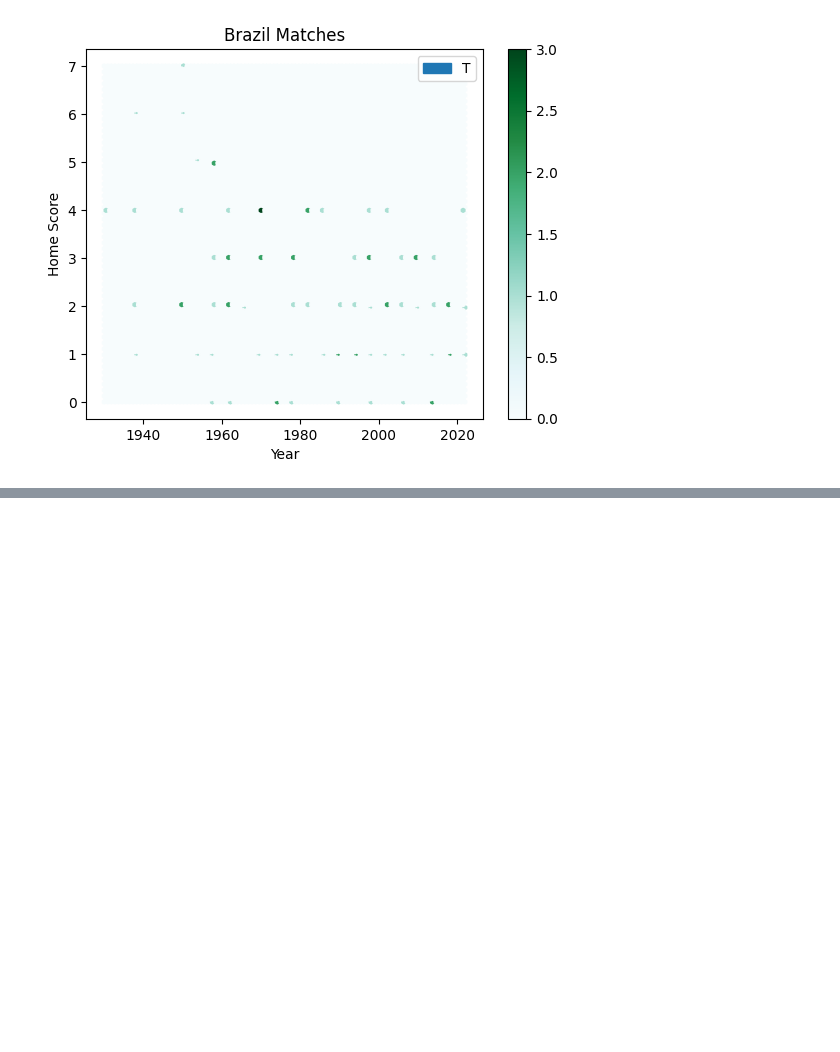
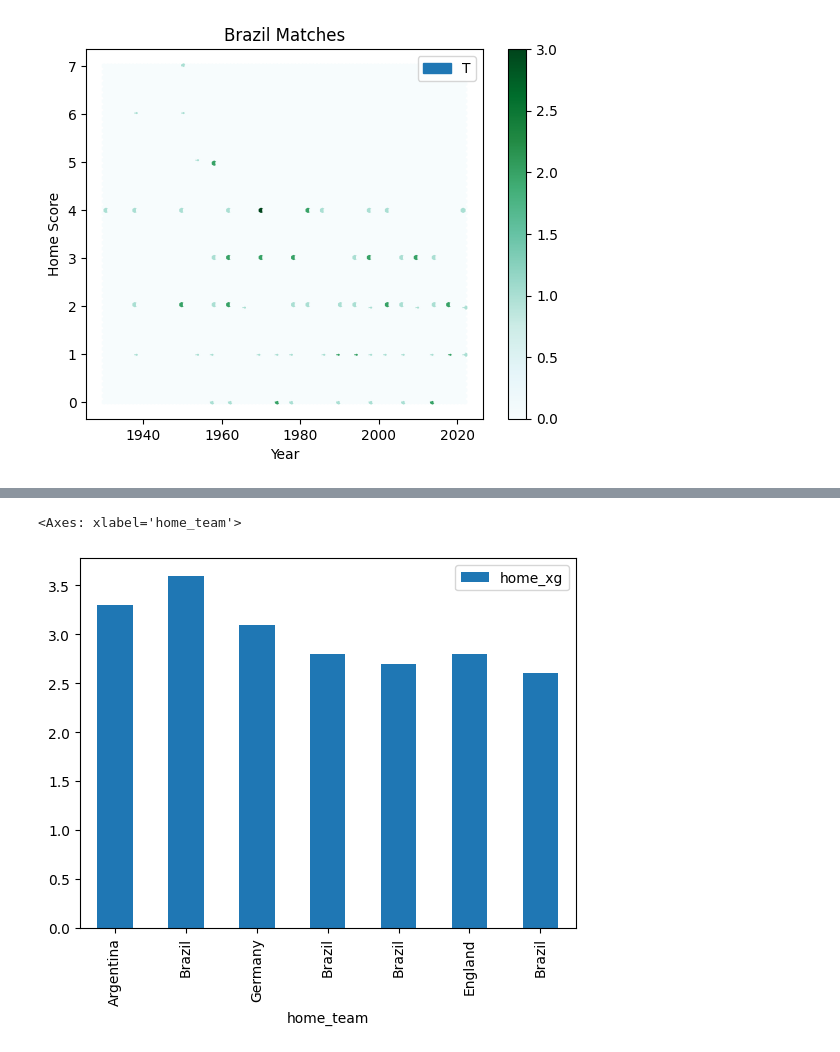
Before and after one commit to KasukurthiAbraham/KasukurthiAbraham, a Jupyter notebook: Data_visualization_using_padas.ipynb, the cells around one changed output, grey strips where cells are left out. Cells and saved outputs as stored; diff of their text form; code cells hidden in the pictures; blank space fills up the shorter version.

```diff
--- a/Data_visualization_using_padas.ipynb
+++ b/Data_visualization_using_padas.ipynb
@@ -210,0 +337,4 @@ plt.show()
+# %%
+f3=df2['home_xg']>2.5
+# %%
+df3=df2[f3]
@@ -210,0 +353,5 @@ plt.show()
+# %%
+df3.plot(x='home_team',y='home_xg', kind='bar')
+# %% [output]
+<Axes: xlabel='home_team'>
+[figure, added]
```
Also changed, not shown: parts of 53 cells of this notebook.
